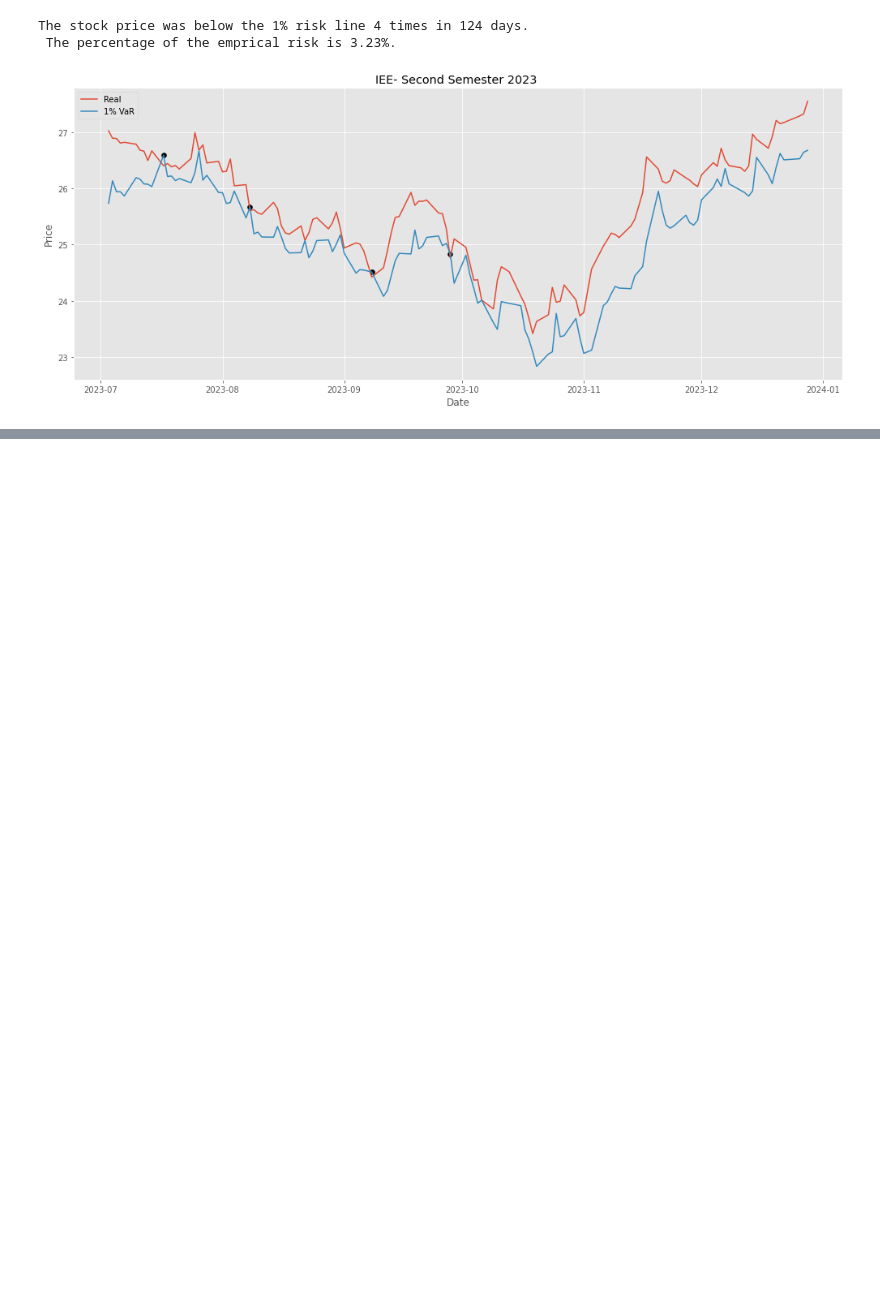
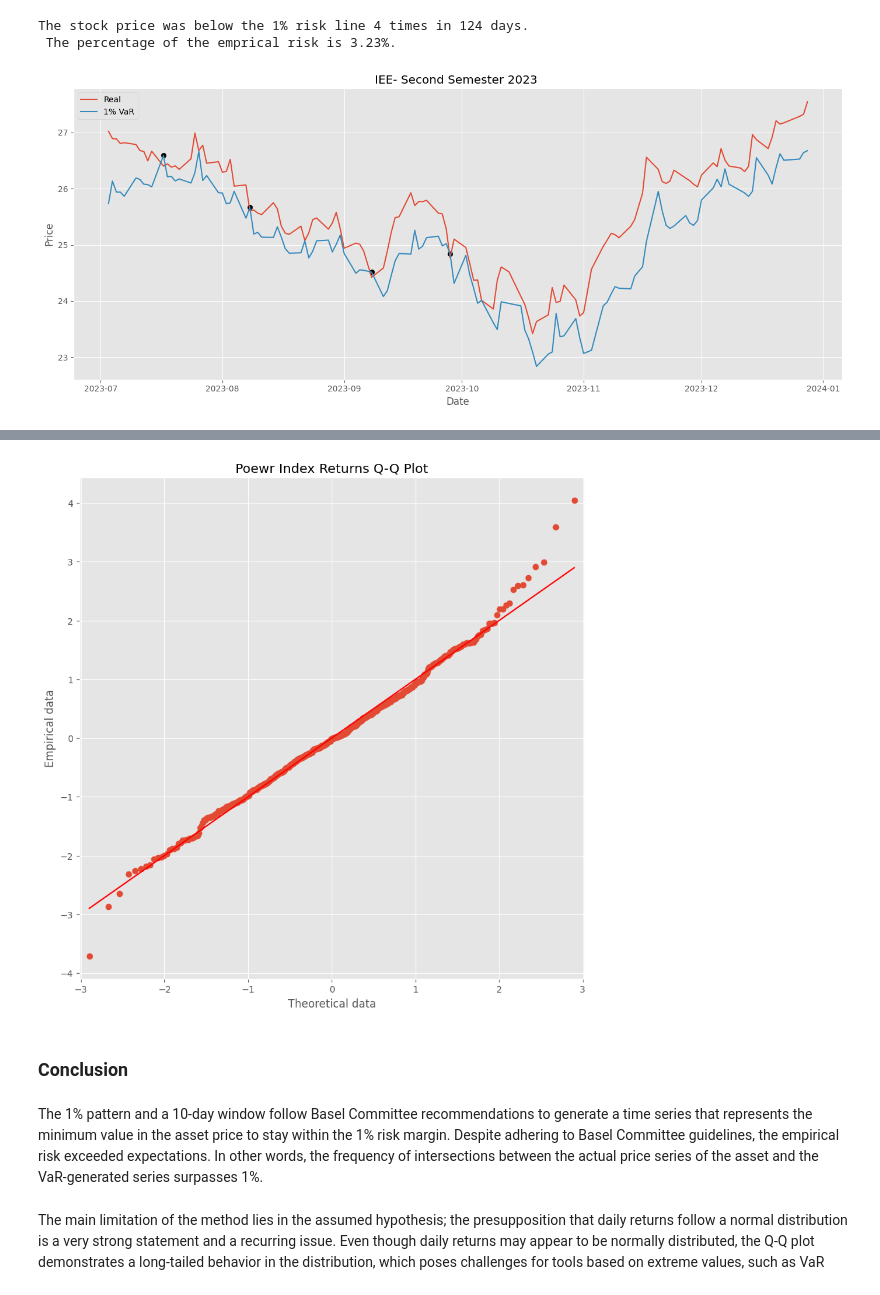
Before and after one commit to IsraelFPM/Risk-Analysis, a Jupyter notebook: ValueAtRisk.ipynb, the cells around one changed output, grey strips where cells are left out. Drawn from its saved outputs; the diff is of its cells as text; code cells hidden in the pictures; blank space fills up the shorter version.

Commit message:
Adding conclusion

```diff
--- a/ValueAtRisk.ipynb
+++ b/ValueAtRisk.ipynb
@@ -678,0 +722,20 @@ The stock price was below the 1% risk line 4 times in 124 days.
+# %%
+
+fig, ax = plt.subplots(figsize=(10,10))
+
+
+sm.qqplot(daily_returns['Total'], fit=True, line='s',ax = ax)
+
+plt.title("Poewr Index Returns Q-Q Plot")
+plt.xlabel("Theoretical data")
+plt.ylabel("Empirical data")
+
+plt.show()
+# %% [output]
+[figure, added]
+# %% [markdown]
+### Conclusion
+# %% [markdown]
+The 1% pattern and a 10-day window follow Basel Committee recommendations to generate a time series that represents the minimum value in the asset price to stay within the 1% risk margin. Despite adhering to Basel Committee guidelines, the empirical risk exceeded expectations. In other words, the frequency of intersections between the actual price series of the asset and the VaR-generated series surpasses 1%.
+# %% [markdown]
+The main limitation of the method lies in the assumed hypothesis; the presupposition that daily returns follow a normal distribution is a very strong statement and a recurring issue. Even though daily returns may appear to be normally distributed, the Q-Q plot demonstrates a long-tailed behavior in the distribution, which poses challenges for tools based on extreme values, such as VaR
```
Also changed, not shown: parts of 21 cells of this notebook.
